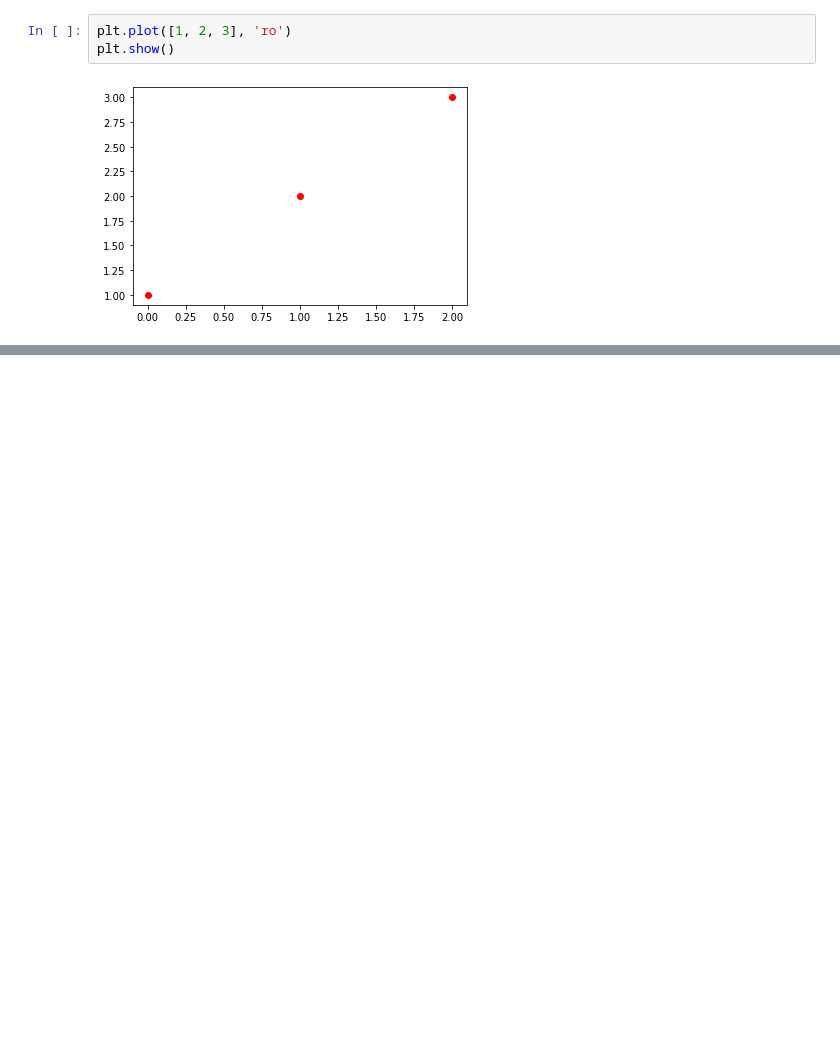
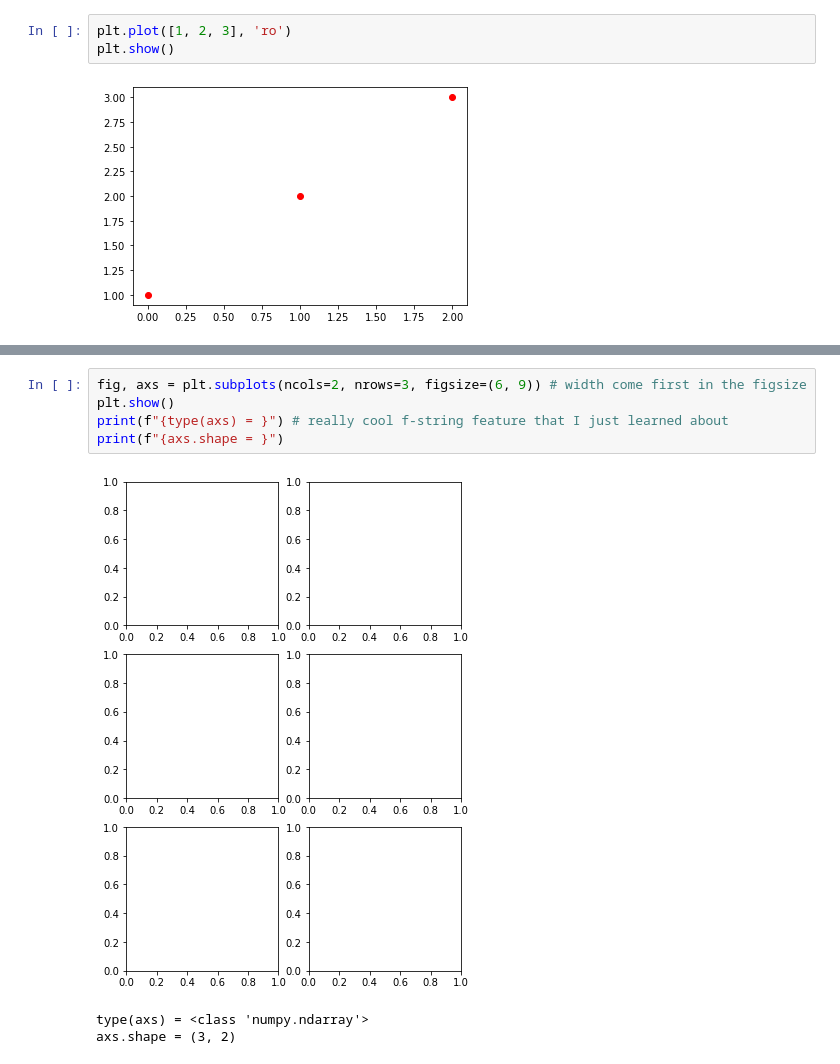
Before and after one commit to LukasNeugebauer/Python_Workshop, a Jupyter notebook: notebooks/11_matplotlib.ipynb, the cells around one changed output, grey strips where cells are left out. Drawn from its saved outputs; the diff is of its cells as text; blank space fills up the shorter version.

```diff
--- a/notebooks/11_matplotlib.ipynb
+++ b/notebooks/11_matplotlib.ipynb
@@ -45,0 +64,9 @@ fig.savefig(os.path.abspath('../img/testplot.png'))
+# %%
+fig, axs = plt.subplots(ncols=2, nrows=3, figsize=(6, 9)) # width come first in the figsize
+plt.show()
+print(f"{type(axs) = }") # really cool f-string feature that I just learned about
+print(f"{axs.shape = }")
+# %% [output]
+[figure, added]
+type(axs) = <class 'numpy.ndarray'>
+axs.shape = (3, 2)
```
Also changed, not shown: parts of 37 cells of this notebook, 11 other files.
